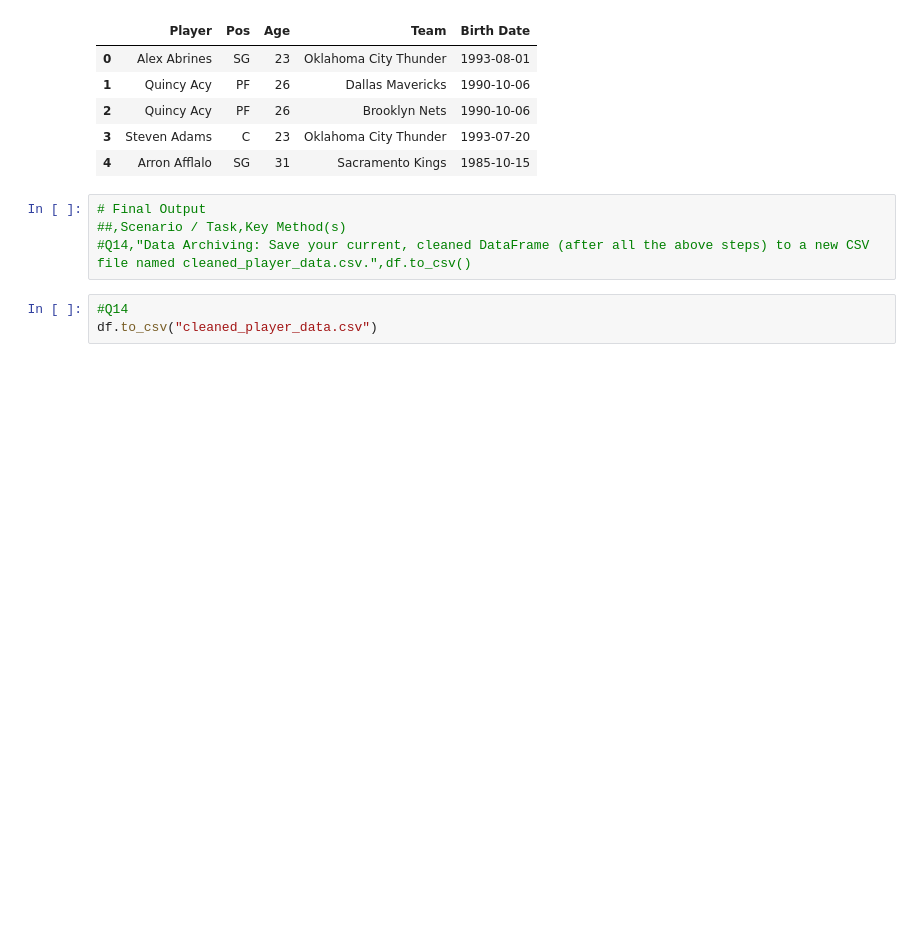
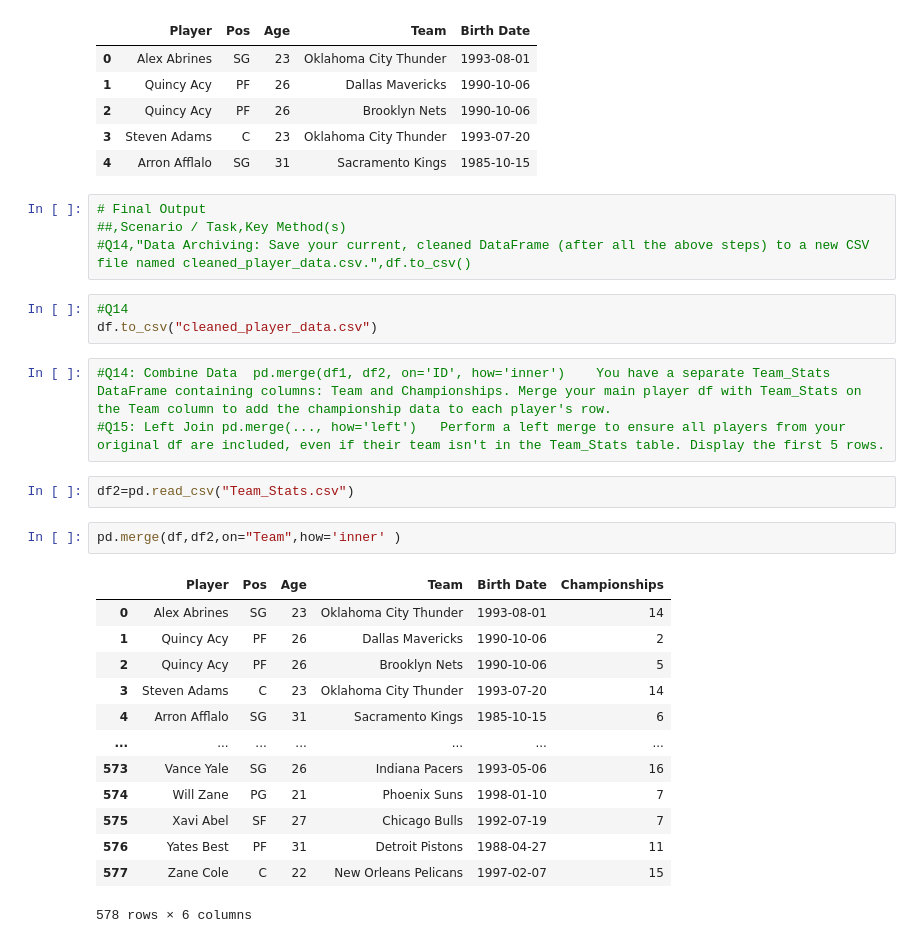
Before and after one commit to vineethjoyson/Python-Pandas-ML-Glue, a Jupyter notebook: Pandas/players.ipynb, the cells around one changed output. Cells and saved outputs as stored; diff of their text form; blank space fills up the shorter version.

```diff
--- a/players.ipynb
+++ b/Pandas/players.ipynb
@@ -204,3 +204,24 @@ df.head()
 # %%
 #Q14
 df.to_csv("cleaned_player_data.csv")
+# %%
+#Q14: Combine Data	pd.merge(df1, df2, on='ID', how='inner')	You have a separate Team_Stats DataFrame containing columns: Team and Championships. Merge your main player df with Team_Stats on the Team column to add the championship data to each player's row.
+#Q15: Left Join	pd.merge(..., how='left')	Perform a left merge to ensure all players from your original df are included, even if their team isn't in the Team_Stats table. Display the first 5 rows.
+# %%
+df2=pd.read_csv("Team_Stats.csv")
+# %%
+pd.merge(df,df2,on="Team",how='inner' )
+# %% [output]
+|  | Player | Pos | Age | Team | Birth Date | Championships |
+| 0 | Alex Abrines | SG | 23 | Oklahoma City Thunder | 1993-08-01 | 14 |
+| 1 | Quincy Acy | PF | 26 | Dallas Mavericks | 1990-10-06 | 2 |
+| 2 | Quincy Acy | PF | 26 | Brooklyn Nets | 1990-10-06 | 5 |
+| 3 | Steven Adams | C | 23 | Oklahoma City Thunder | 1993-07-20 | 14 |
+| 4 | Arron Afflalo | SG | 31 | Sacramento Kings | 1985-10-15 | 6 |
+| ... | ... | ... | ... | ... | ... | ... |
+| 573 | Vance Yale | SG | 26 | Indiana Pacers | 1993-05-06 | 16 |
+| 574 | Will Zane | PG | 21 | Phoenix Suns | 1998-01-10 | 7 |
+| 575 | Xavi Abel | SF | 27 | Chicago Bulls | 1992-07-19 | 7 |
+| 576 | Yates Best | PF | 31 | Detroit Pistons | 1988-04-27 | 11 |
+| 577 | Zane Cole | C | 22 | New Orleans Pelicans | 1997-02-07 | 15 |
+578 rows × 6 columns
```
Also changed, not shown: 8 other files.
